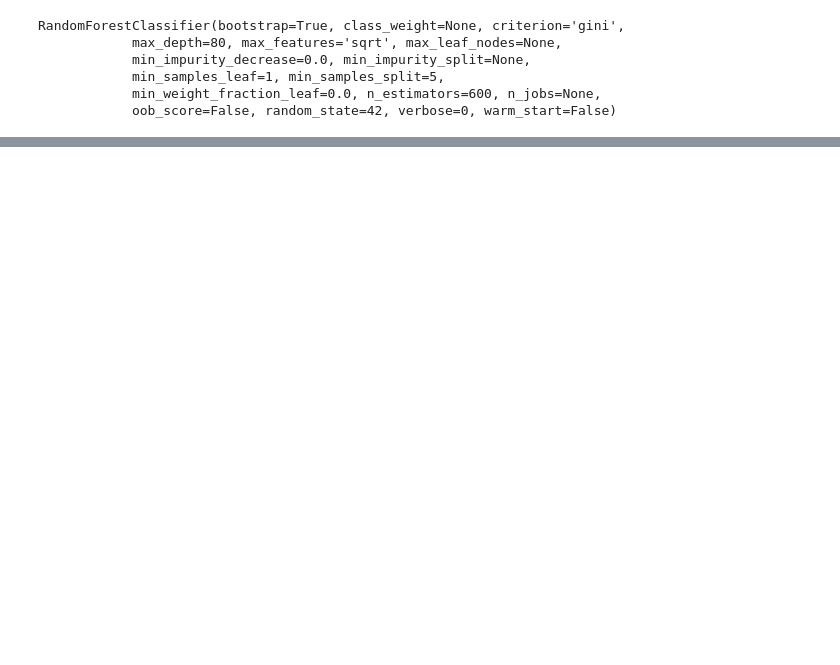
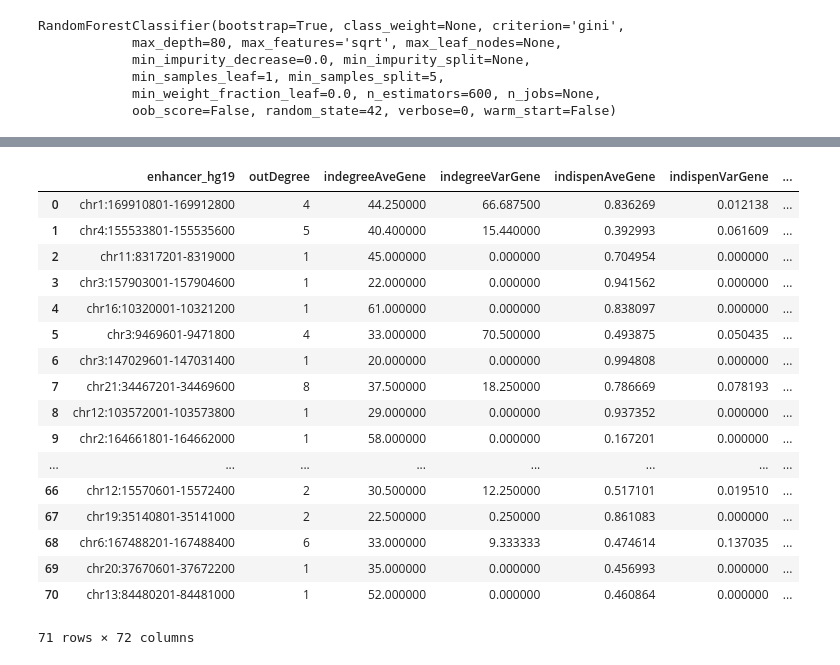
Before and after one commit to petermchale/lofTolEnhancers, a Jupyter notebook: a.ipynb, the cells around one changed output, grey strips where cells are left out. Cells and saved outputs as stored; diff of their text form; code cells hidden in the pictures; blank space fills up the shorter version.

```diff
--- a/a.ipynb
+++ b/a.ipynb
@@ -1,3 +1,6 @@
+# %%
+CONSTRAINT_TOOLS = '/scratch/ucgd/lustre-work/quinlan/u6018199/constraint-tools'
+CONSTRAINT_TOOLS_DATA = '/scratch/ucgd/lustre-work/quinlan/data-shared/constraint-tools'
 # %%
 import pickle
 
@@ -97,0 +65,3 @@ array([[0.04489286, 0.95510714],
+# %%
+DATA = DATA.merge(read_train_labels(), on='enhancer_hg19')
+DATA.head()
@@ -97,0 +141,13 @@ array([[0.04489286, 0.95510714],
+# %%
+def aggregate_over_windows(df):
+  group_columns = set(df.columns) - set(['negative_new_chen_score_window'])
+  group_columns = list(group_columns)
+  groups = df.groupby(group_columns)
+  aggregation_functions = {'negative_new_chen_score_window': ['min', 'count']}
+  aggregated = groups.agg(aggregation_functions)
+
+  df = aggregated.reset_index()
+  df.columns = [' '.join(col[::-1]).strip() for col in df.columns.values]
+  return df
+
+aggregate_over_windows(read_training_negatives_intersect_chen_windows()).head()
@@ -97,0 +161,32 @@ array([[0.04489286, 0.95510714],
+# %%
+def read_training_examples_intersect_chen_windows():
+  df = pd.concat([
+    aggregate_over_windows(read_training_positives_intersect_chen_windows()),
+    aggregate_over_windows(read_training_negatives_intersect_chen_windows()),
+  ])
+
+  df = df.reset_index(drop=True) # create new index and drop old index
+  return df
+
+# TODO: why are there less than 100 examples after merging:
+DATA = DATA.merge(read_training_examples_intersect_chen_windows(), on='enhancer_hg19')
+DATA
+# %% [output]
+|  | enhancer_hg19 | outDegree | indegreeAveGene | indegreeVarGene | indispenAveGene | indispenVarGene | ... |
+| 0 | chr1:169910801-169912800 | 4 | 44.250000 | 66.687500 | 0.836269 | 0.012138 | ... |
+| 1 | chr4:155533801-155535600 | 5 | 40.400000 | 15.440000 | 0.392993 | 0.061609 | ... |
+| 2 | chr11:8317201-8319000 | 1 | 45.000000 | 0.000000 | 0.704954 | 0.000000 | ... |
+| 3 | chr3:157903001-157904600 | 1 | 22.000000 | 0.000000 | 0.941562 | 0.000000 | ... |
+| 4 | chr16:10320001-10321200 | 1 | 61.000000 | 0.000000 | 0.838097 | 0.000000 | ... |
+| 5 | chr3:9469601-9471800 | 4 | 33.000000 | 70.500000 | 0.493875 | 0.050435 | ... |
+| 6 | chr3:147029601-147031400 | 1 | 20.000000 | 0.000000 | 0.994808 | 0.000000 | ... |
+| 7 | chr21:34467201-34469600 | 8 | 37.500000 | 18.250000 | 0.786669 | 0.078193 | ... |
+| 8 | chr12:103572001-103573800 | 1 | 29.000000 | 0.000000 | 0.937352 | 0.000000 | ... |
+| 9 | chr2:164661801-164662000 | 1 | 58.000000 | 0.000000 | 0.167201 | 0.000000 | ... |
+| ... | ... | ... | ... | ... | ... | ... | ... |
+| 66 | chr12:15570601-15572400 | 2 | 30.500000 | 12.250000 | 0.517101 | 0.019510 | ... |
+| 67 | chr19:35140801-35141000 | 2 | 22.500000 | 0.250000 | 0.861083 | 0.000000 | ... |
+| 68 | chr6:167488201-167488400 | 6 | 33.000000 | 9.333333 | 0.474614 | 0.137035 | ... |
+| 69 | chr20:37670601-37672200 | 1 | 35.000000 | 0.000000 | 0.456993 | 0.000000 | ... |
+| 70 | chr13:84480201-84481000 | 1 | 52.000000 | 0.000000 | 0.460864 | 0.000000 | ... |
+71 rows × 72 columns
```
Also changed, not shown: parts of 16 cells of this notebook.
